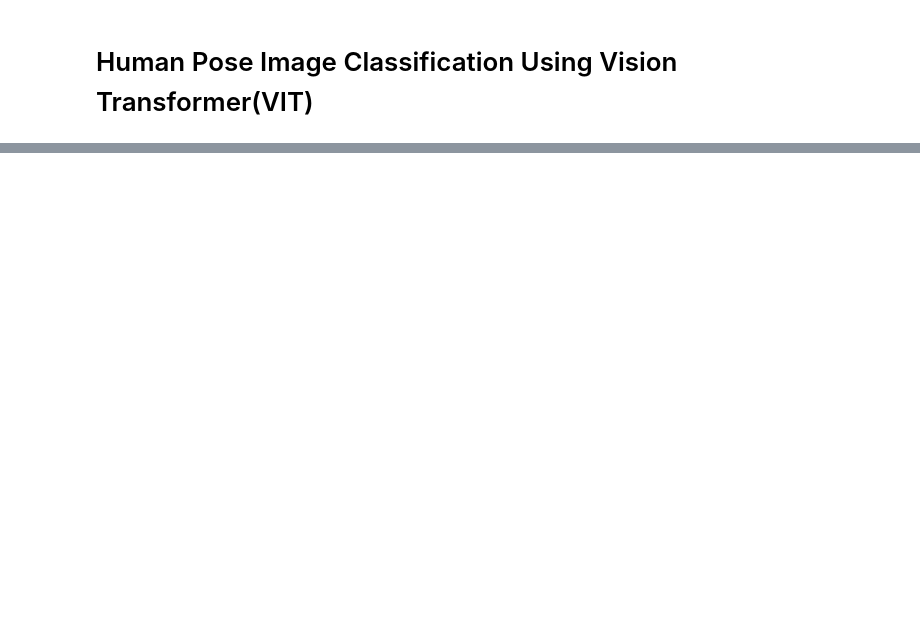
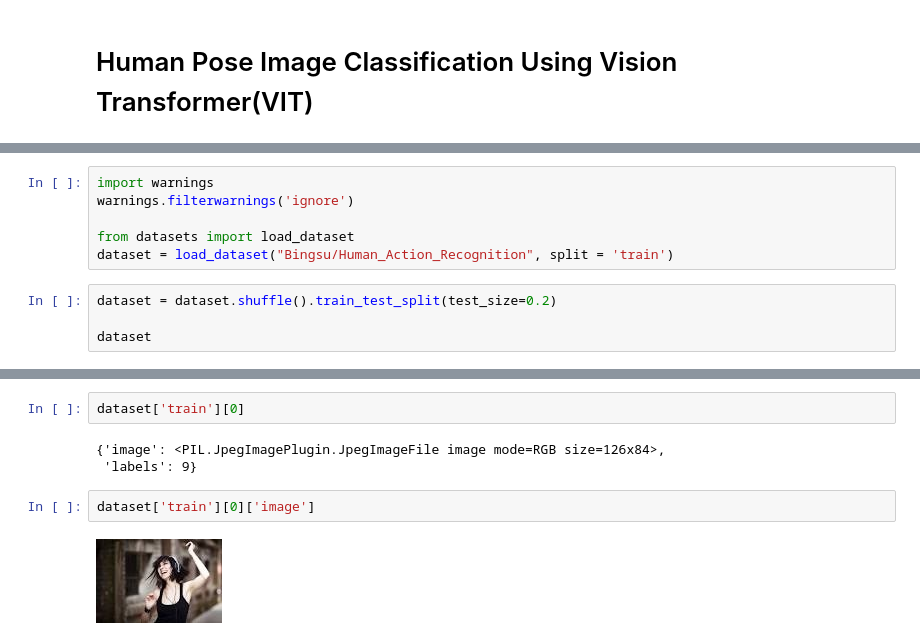
Before and after one commit to udityamerit/Deploy-ML-Model-In-Production-with-FastAPI-and-Docker, a Jupyter notebook: 07 Human Pose Image Classification Using VIT/Human Pose Image Classification Using Vision Transformer.ipynb, the cells around one changed output, grey strips where cells are left out. Cells and saved outputs as stored; diff of their text form; blank space fills up the shorter version.

Commit message:
adding new module of human pose image classification using vision transformer

```diff
--- a/07 Human Pose Image Classification Using VIT/Human Pose Image Classification Using Vision Transformer.ipynb
+++ b/07 Human Pose Image Classification Using VIT/Human Pose Image Classification Using Vision Transformer.ipynb
@@ -4,0 +7,10 @@
+# %%
+import warnings
+warnings.filterwarnings('ignore')
+
+from datasets import load_dataset
+dataset = load_dataset("Bingsu/Human_Action_Recognition", split = 'train')
+# %%
+dataset = dataset.shuffle().train_test_split(test_size=0.2)
+
+dataset
@@ -4,0 +28,9 @@
+# %%
+dataset['train'][0]
+# %% [output]
+{'image': <PIL.JpegImagePlugin.JpegImageFile image mode=RGB size=126x84>,
+ 'labels': 9}
+# %%
+dataset['train'][0]['image']
+# %% [output]
+[figure, added]
```
Also changed, not shown: parts of 16 cells of this notebook.
